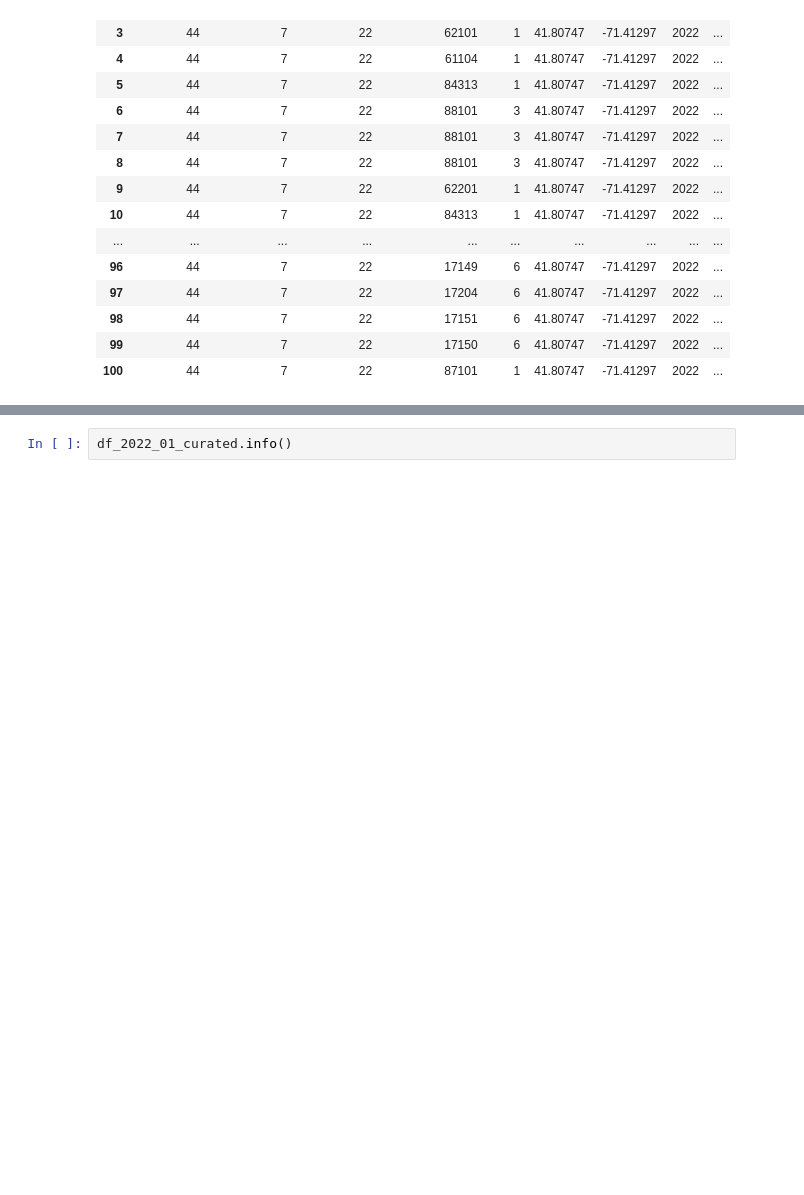
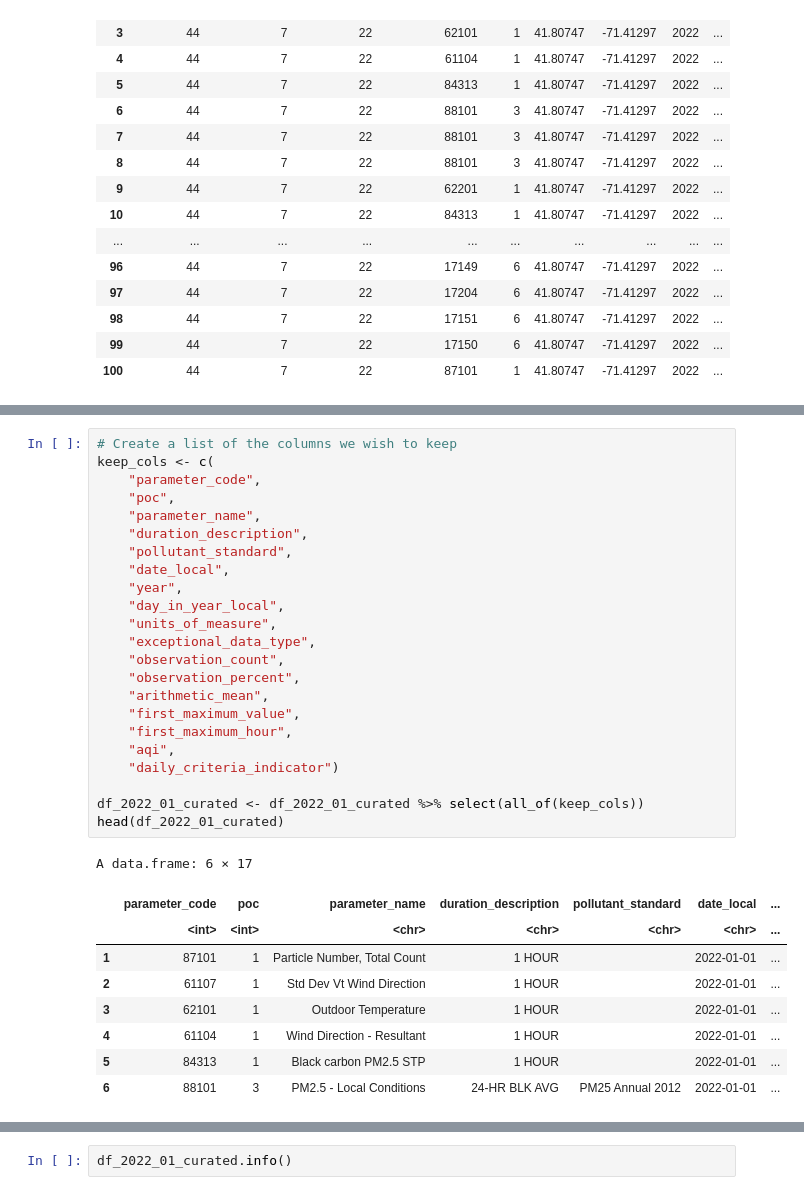
Before and after one commit to MPA-2065-FA24/mpa2065-fall2024, a Jupyter notebook: exploratory_data_analysis/notebooks/1.0-gtd-eda-walkthrough.ipynb, the cells around one changed output, grey strips where cells are left out. Drawn from its saved outputs; the diff is of its cells as text; blank space fills up the shorter version.

```diff
--- a/exploratory_data_analysis/notebooks/1.0-gtd-eda-walkthrough.ipynb
+++ b/exploratory_data_analysis/notebooks/1.0-gtd-eda-walkthrough.ipynb
@@ -287,0 +345,33 @@ We can supply additional arguments to the `read_csv` function to handle these sp
+# %%
+# Create a list of the columns we wish to keep
+keep_cols <- c(
+    "parameter_code",
+    "poc",
+    "parameter_name",
+    "duration_description",
+    "pollutant_standard",
+    "date_local",
+    "year",
+    "day_in_year_local",
+    "units_of_measure",
+    "exceptional_data_type",
+    "observation_count",
+    "observation_percent",
+    "arithmetic_mean",
+    "first_maximum_value",
+    "first_maximum_hour",
+    "aqi",
+    "daily_criteria_indicator")
+
+df_2022_01_curated <- df_2022_01_curated %>% select(all_of(keep_cols))
+head(df_2022_01_curated)
+# %% [output]
+A data.frame: 6 × 17
+|  | parameter_code | poc | parameter_name | duration_description | pollutant_standard | date_local | ... |
+|  | <int> | <int> | <chr> | <chr> | <chr> | <chr> | ... |
+| 1 | 87101 | 1 | Particle Number, Total Count | 1 HOUR |  | 2022-01-01 | ... |
+| 2 | 61107 | 1 | Std Dev Vt Wind Direction | 1 HOUR |  | 2022-01-01 | ... |
+| 3 | 62101 | 1 | Outdoor Temperature | 1 HOUR |  | 2022-01-01 | ... |
+| 4 | 61104 | 1 | Wind Direction - Resultant | 1 HOUR |  | 2022-01-01 | ... |
+| 5 | 84313 | 1 | Black carbon PM2.5 STP | 1 HOUR |  | 2022-01-01 | ... |
+| 6 | 88101 | 3 | PM2.5 - Local Conditions | 24-HR BLK AVG | PM25 Annual 2012 | 2022-01-01 | ... |
```
Also changed, not shown: parts of 7 cells of this notebook.
